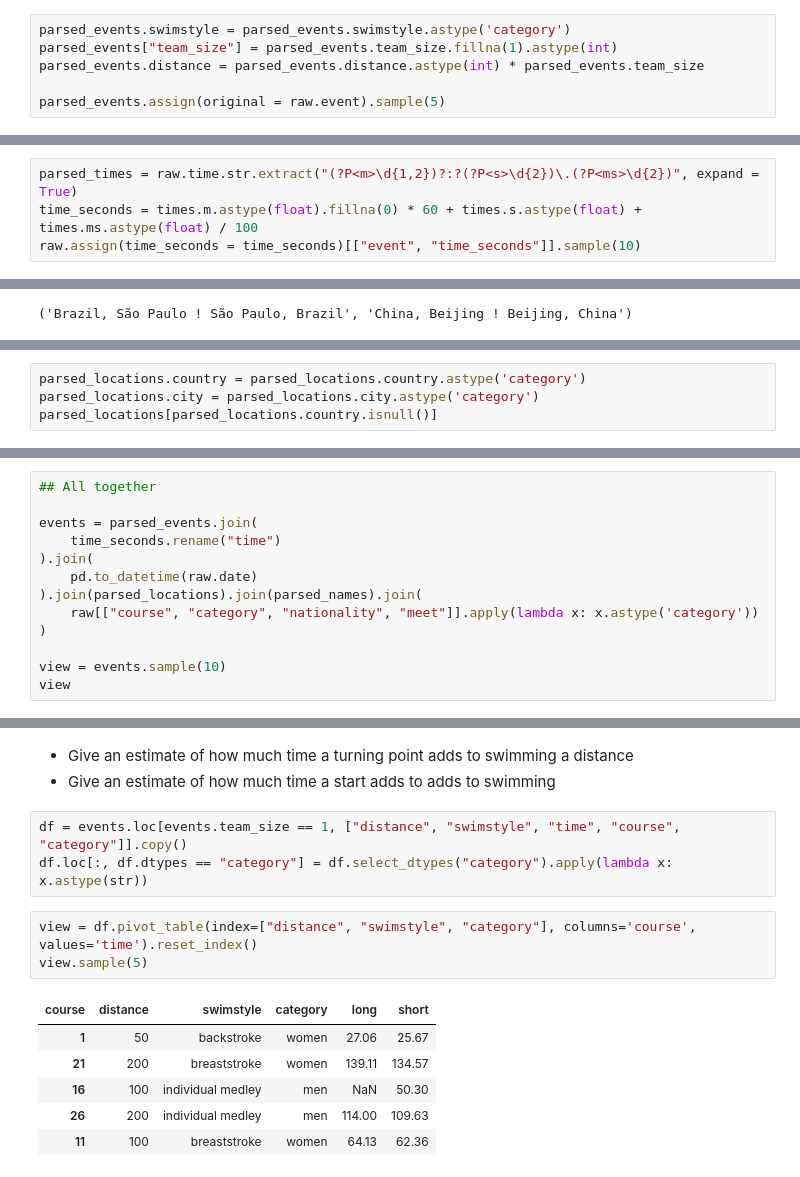
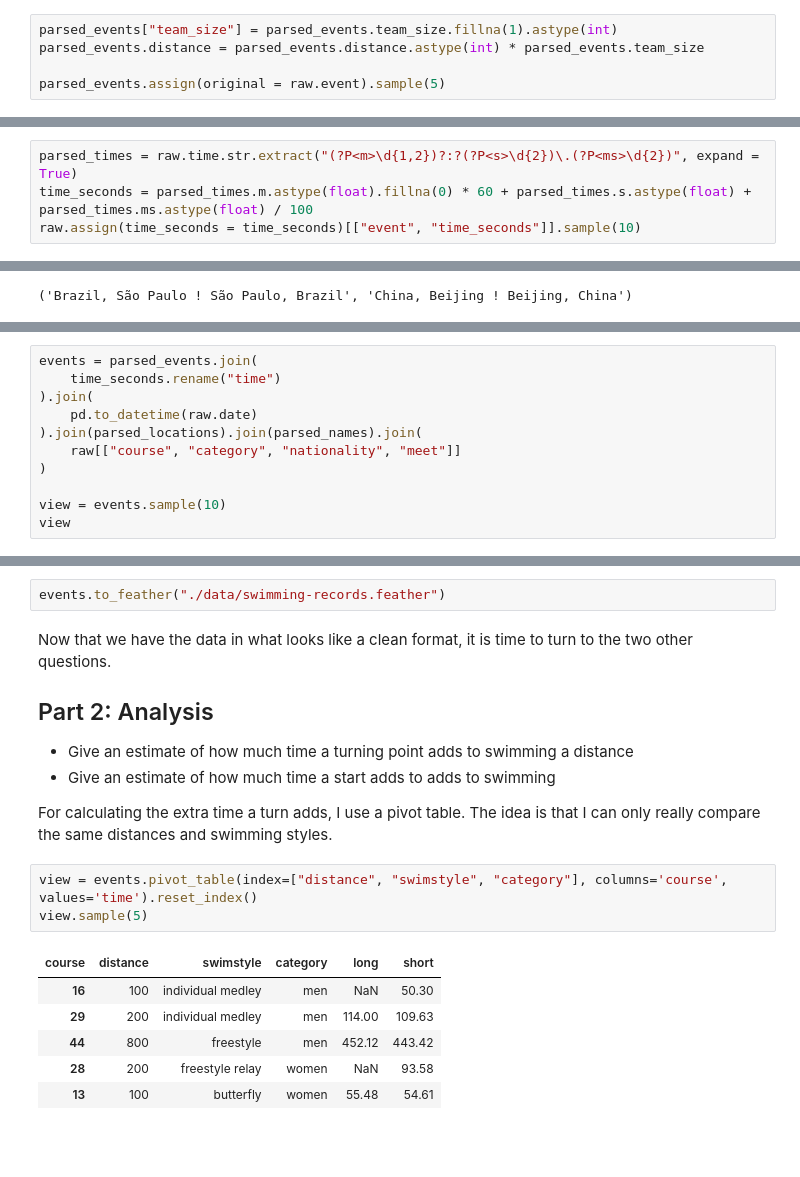
Before and after one commit to Gijs-Koot/Gijs-Koot.github.io, a Jupyter notebook: notebooks/swimming-records.ipynb, the cells around one changed output, grey strips where cells are left out. Saved outputs shown, nothing was run; the diff lists cells and outputs as text; blank space fills up the shorter version.

```diff
--- a/notebooks/swimming-records.ipynb
+++ b/notebooks/swimming-records.ipynb
@@ -75,7 +79,6 @@ parsed_events[parsed_events.swimstyle.isnull()]
 # %% [output]
 |  | team_size | distance | swimstyle |
 # %%
-parsed_events.swimstyle = parsed_events.swimstyle.astype('category')
 parsed_events["team_size"] = parsed_events.team_size.fillna(1).astype(int)
 parsed_events.distance = parsed_events.distance.astype(int) * parsed_events.team_size
 
@@ -92,6 +95,6 @@ parsed_events.assign(original = raw.event).sample(5)
 # %%
 parsed_times = raw.time.str.extract("(?P<m>\d{1,2})?:?(?P<s>\d{2})\.(?P<ms>\d{2})", expand = True)
-time_seconds = times.m.astype(float).fillna(0) * 60 + times.s.astype(float) + times.ms.astype(float) / 100
+time_seconds = parsed_times.m.astype(float).fillna(0) * 60 + parsed_times.s.astype(float) + parsed_times.ms.astype(float) / 100
 raw.assign(time_seconds = time_seconds)[["event", "time_seconds"]].sample(10)
 # %% [output]
 |  | event | time_seconds |
@@ -150,4 +157,0 @@ parsed_locations.assign(original = raw.location).sample(5)
-# %%
-parsed_locations.country = parsed_locations.country.astype('category')
-parsed_locations.city = parsed_locations.city.astype('category')
-parsed_locations[parsed_locations.country.isnull()]
@@ -156,12 +165,10 @@ parsed_locations[parsed_locations.country.isnull()]
 # %%
-## All together
-
 events = parsed_events.join(
     time_seconds.rename("time")
 ).join(
     pd.to_datetime(raw.date)
 ).join(parsed_locations).join(parsed_names).join(
-    raw[["course", "category", "nationality", "meet"]].apply(lambda x: x.astype('category'))
+    raw[["course", "category", "nationality", "meet"]]
 )
 
 view = events.sample(10)
@@ -240,18 +272,23 @@ plt.title("Number of records in swimming set in each month");
+# %%
+events.to_feather("./data/swimming-records.feather")
 # %% [markdown]
+Now that we have the data in what looks like a clean format, it is time to turn to the two other questions.
+
+## Part 2: Analysis
+
 * Give an estimate of how much time a turning point adds to swimming a distance
 * Give an estimate of how much time a start adds to adds to swimming
+
+For calculating the extra time a turn adds, I use a pivot table. The idea is that I can only really compare the same distances and swimming styles.
-# %%
-df = events.loc[events.team_size == 1, ["distance", "swimstyle", "time", "course", "category"]].copy()
-df.loc[:, df.dtypes == "category"] = df.select_dtypes("category").apply(lambda x: x.astype(str))
 # %%
-view = df.pivot_table(index=["distance", "swimstyle", "category"], columns='course', values='time').reset_index()
+view = events.pivot_table(index=["distance", "swimstyle", "category"], columns='course', values='time').reset_index()
 view.sample(5)
 # %% [output]
 | course | distance | swimstyle | category | long | short |
-| 1 | 50 | backstroke | women | 27.06 | 25.67 |
-| 21 | 200 | breaststroke | women | 139.11 | 134.57 |
 | 16 | 100 | individual medley | men | NaN | 50.30 |
-| 26 | 200 | individual medley | men | 114.00 | 109.63 |
-| 11 | 100 | breaststroke | women | 64.13 | 62.36 |
+| 29 | 200 | individual medley | men | 114.00 | 109.63 |
+| 44 | 800 | freestyle | men | 452.12 | 443.42 |
+| 28 | 200 | freestyle relay | women | NaN | 93.58 |
+| 13 | 100 | butterfly | women | 55.48 | 54.61 |
 # %%
 view["additional_turnpoints"] = ((view.distance / 25) - 1) - ((view.distance / 50) - 1)
```
Also changed, not shown: parts of 43 cells of this notebook, 8 other files.
